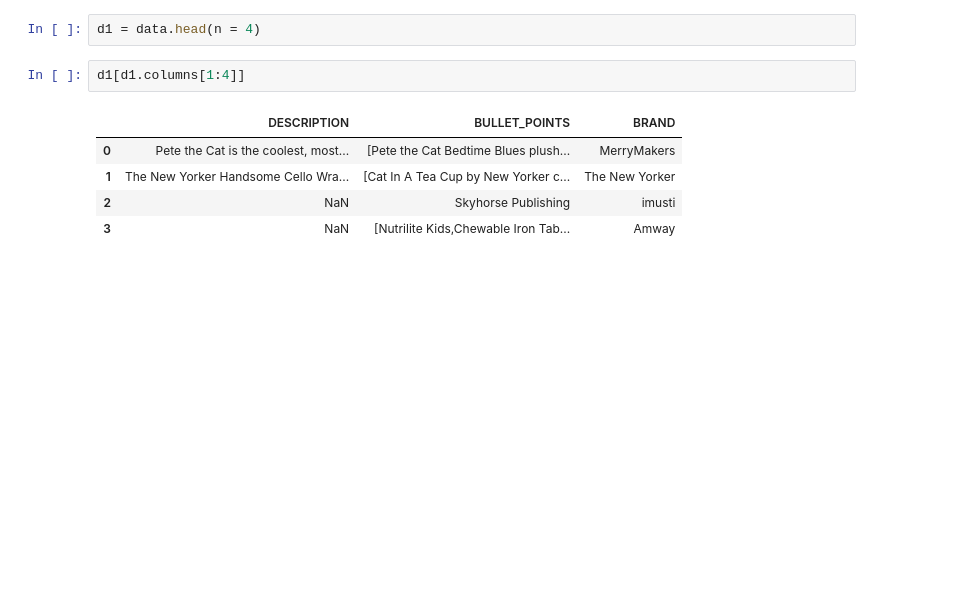
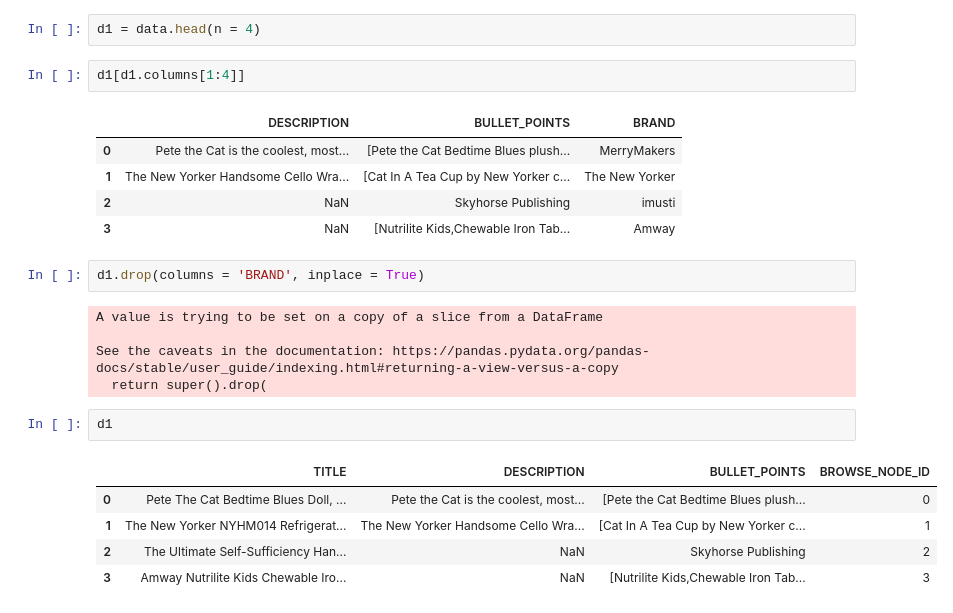
Before and after one commit to goyal9mili/AmazonMLChallenge, a Jupyter notebook: amazonML.ipynb, the cells around one changed output. Saved outputs shown, nothing was run; the diff lists cells and outputs as text; blank space fills up the shorter version.

```diff
--- a/amazonML.ipynb
+++ b/amazonML.ipynb
@@ -36,3 +37,18 @@ d1[d1.columns[1:4]]
 | 1 | The New Yorker Handsome Cello Wra... | [Cat In A Tea Cup by New Yorker c... | The New Yorker |
 | 2 | NaN | Skyhorse Publishing | imusti |
 | 3 | NaN | [Nutrilite Kids,Chewable Iron Tab... | Amway |
+# %%
+d1.drop(columns = 'BRAND', inplace = True)
+# %% [output]
+A value is trying to be set on a copy of a slice from a DataFrame
+
+See the caveats in the documentation: https://pandas.pydata.org/pandas-docs/stable/user_guide/indexing.html#returning-a-view-versus-a-copy
+  return super().drop(
+# %%
+d1
+# %% [output]
+|  | TITLE | DESCRIPTION | BULLET_POINTS | BROWSE_NODE_ID |
+| 0 | Pete The Cat Bedtime Blues Doll, ... | Pete the Cat is the coolest, most... | [Pete the Cat Bedtime Blues plush... | 0 |
+| 1 | The New Yorker NYHM014 Refrigerat... | The New Yorker Handsome Cello Wra... | [Cat In A Tea Cup by New Yorker c... | 1 |
+| 2 | The Ultimate Self-Sufficiency Han... | NaN | Skyhorse Publishing | 2 |
+| 3 | Amway Nutrilite Kids Chewable Iro... | NaN | [Nutrilite Kids,Chewable Iron Tab... | 3 |
```
Also changed, not shown: parts of 11 cells of this notebook.
